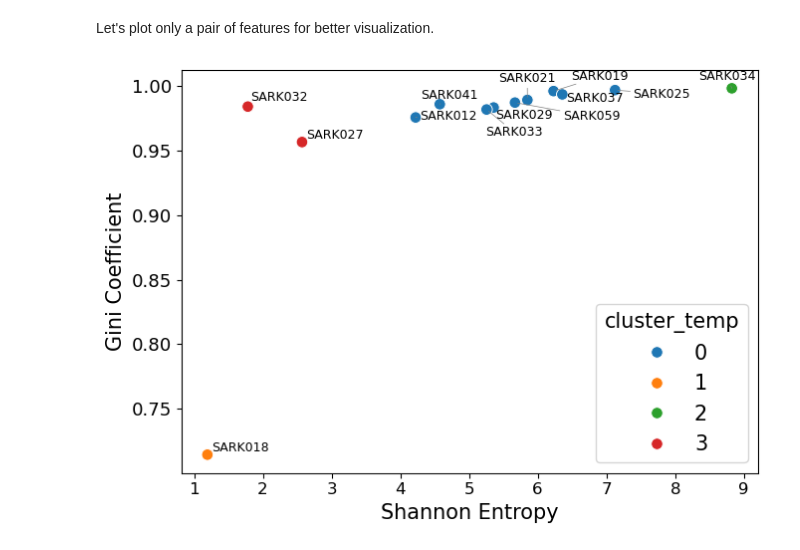
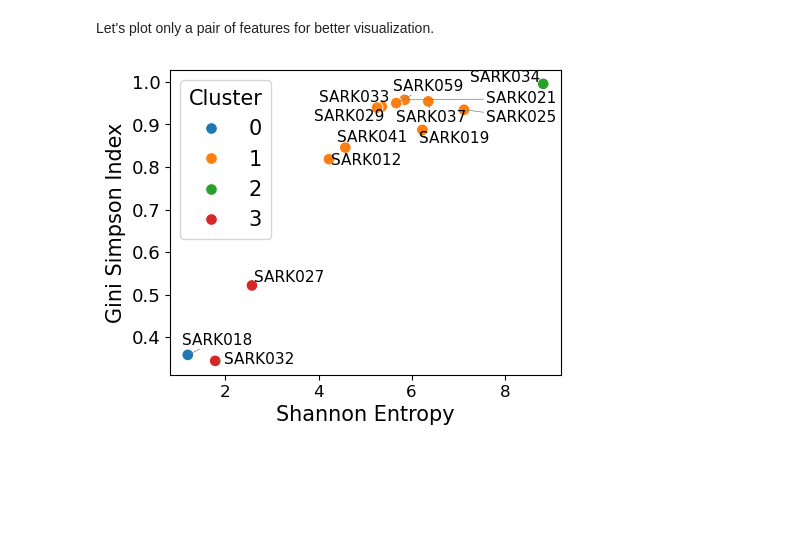
Before and after one commit to pablovadillo/Tensordecomposition, a Jupyter notebook: TCR_metrics.ipynb, the cells around one changed output. Drawn from its saved outputs; the diff is of its cells as text; code cells hidden in the pictures; blank space fills up the shorter version.

Commit message:
Added diff tensor patients and other fixes

```diff
--- a/TCR_metrics.ipynb
+++ b/TCR_metrics.ipynb
@@ -184,15 +185,14 @@ def load_dictionaries_from_disk(file_paths):
     return loaded_dictionaries
 
 # List of file paths to load from
-# file_paths_to_load = ['all_counts.pkl', 'all_freq.pkl', 'all_counts_100.pkl', 'all_original_freq_100.pkl', 'all_recalc_freq_100.pkl']
-file_paths_to_load = ['all_freq.pkl'] # We just need the frequency counts.
+file_paths_to_load = ['all_counts.pkl', 'all_freq.pkl']
 
 
 # Load the dictionaries
 loaded_dictionaries = load_dictionaries_from_disk(file_paths_to_load)
 
 # Unpack the loaded dictionaries
-all_counts, all_freq, all_counts_100, all_original_freq_100, all_recalc_freq_100 = loaded_dictionaries
+all_counts, all_freq = loaded_dictionaries
 # %% [output]
 Loaded from all_counts.pkl
 Loaded from all_freq.pkl
@@ -645,43 +712,13 @@ plot_pairplot_clusters(
 [figure]
 # %% [markdown]
 Let's plot only a pair of features for better visualization.
-# %%
-def plot_metric_pair_clusters(k, x, y, results, features_df, label_col='patient'):
-    """
-    Plot a pair of metrics with cluster labels for a specific k from the results dict.
-
-    Parameters:
-        k (int): Number of clusters to extract from results.
-        x, y (str): Column names for metrics to plot.
-        results (dict): Dictionary of clustering results, keyed by k.
-        features_df (DataFrame): DataFrame with patient info and metrics.
-        label_col (str): Column for patient labels.
-    """
-    # Create a temporary copy of the dataframe to avoid altering the original
-    df = features_df.copy()
-    df['cluster_temp'] = results[k]['labels']  # get labels for this k
-
-    f = plt.figure(figsize=(7, 5))
-    ax = sns.scatterplot(data=df, x=x, y=y, hue='cluster_temp', palette='tab10', s=70)
-
-    texts = []
-    for _, row in df.iterrows():
-        texts.append(plt.text(row[x], row[y], str(row[label_col]), fontsize=9))
-
-    adjust_text(texts, ax=ax, arrowprops=dict(arrowstyle='-', color='gray', lw=0.5))
-
-    plt.xlabel(x.replace('_', ' ').title())
-    plt.ylabel(y.replace('_', ' ').title())
-    plt.tight_layout()
-    save_figure(f, f"{x}_vs_{y}_k{k}", 'Clustering')
-    plt.show()
 # %%
 plot_metric_pair_clusters(
-    k=k,
+    k=4,
     x='shannon_entropy',
-    y='gini_coefficient',
+    y='gini_simpson_index',
     results=results,
     features_df=features
 )
 # %% [output]
-[figure, old version]
+[figure, new version]
```
Also changed, not shown: parts of 13 cells of this notebook, 2 other files.
